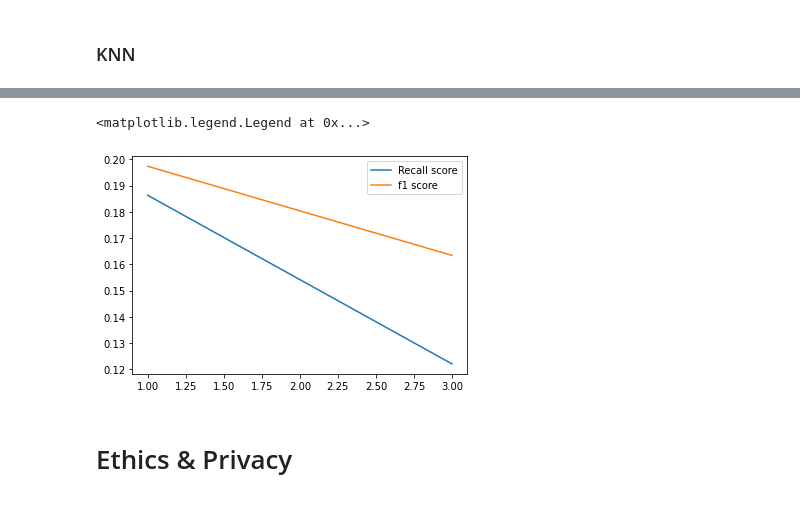
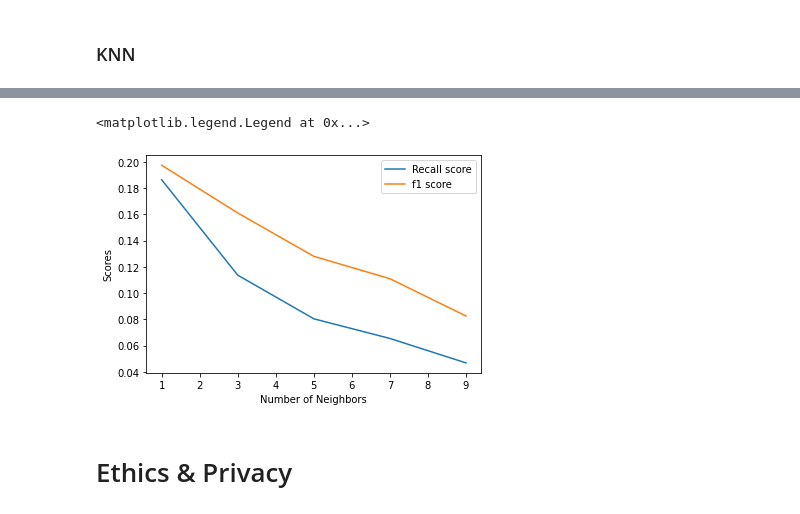
Before and after one commit to COGS118A/Group050-Sp22, a Jupyter notebook: FinalProject_group050.ipynb, the cells around one changed output, grey strips where cells are left out. Cells and saved outputs as stored; diff of their text form; code cells hidden in the pictures.

```diff
--- a/FinalProject_group050.ipynb
+++ b/FinalProject_group050.ipynb
@@ -388,15 +388,12 @@ Note: there are still a significant room for improvement. There are more things
 # %%
 from sklearn.neighbors import KNeighborsClassifier
 
-# num_neigh = [*range(1, 10, 2)]
-num_neigh = [*range(1, 5, 2)]
-
+num_neigh = [*range(1, 10, 2)]
 recall_scores = []
 f1_scores = []
-weights = ['uniform', 'distance']
 
 for num in num_neigh:
-    neigh = KNeighborsClassifier(n_neighbors = num, weights = w)
+    neigh = KNeighborsClassifier(n_neighbors = num)
     neigh.fit(X_train, y_train)
     y_pred = neigh.predict(X_test)
     recall_score = metrics.recall_score(y_test, y_pred)
@@ -425,10 +404,12 @@ weighted avg       0.86      0.89      0.88     31980
 # %%
 plt.plot(num_neigh, recall_scores, label = 'Recall score')
 plt.plot(num_neigh, f1_scores, label = 'f1 score')
+plt.ylabel('Scores')
+plt.xlabel('Number of Neighbors')
 plt.legend()
 # %% [output]
 <matplotlib.legend.Legend at 0x...>
-[figure, old version]
+[figure, new version]
 # %% [markdown]
 # Ethics & Privacy
 # %% [markdown]
```
Also changed, not shown: parts of 1 cell of this notebook.
